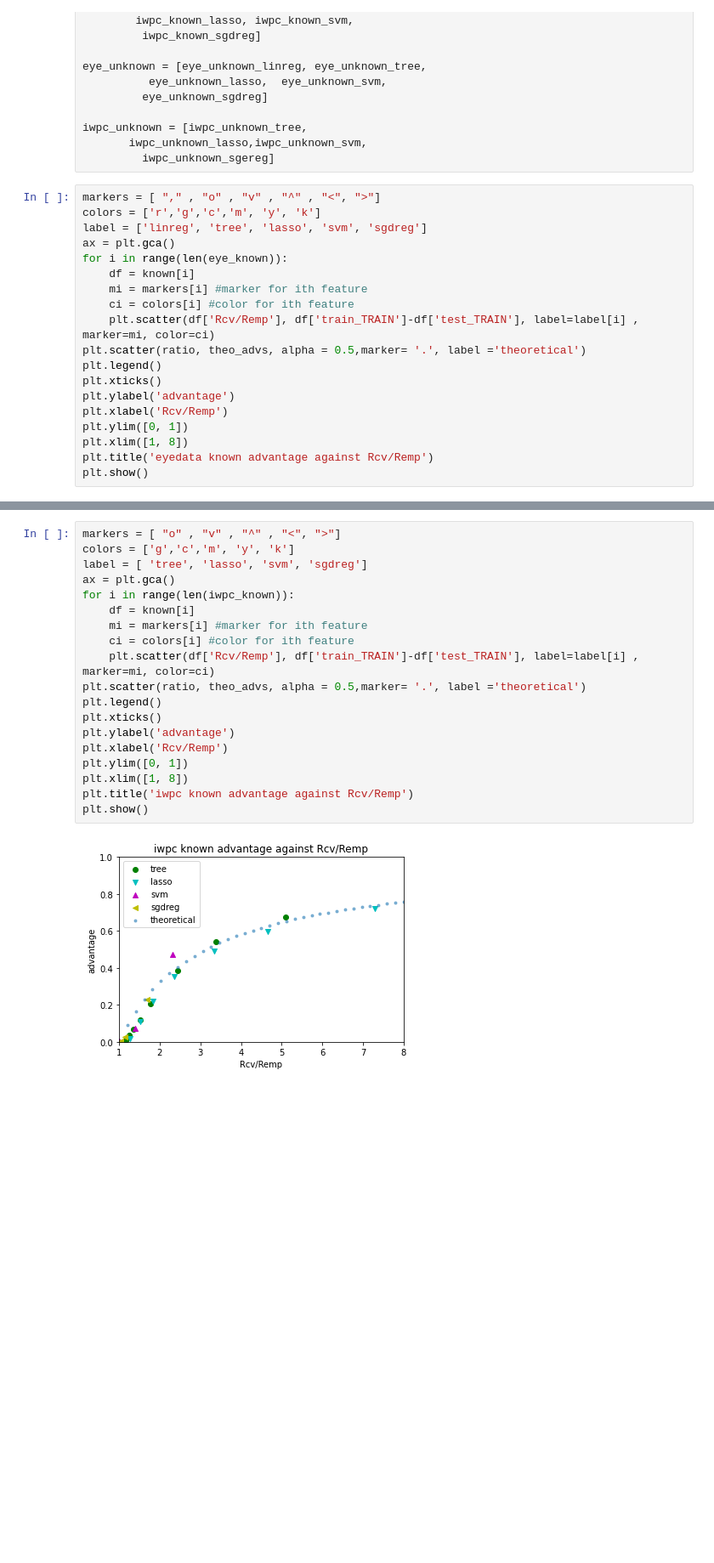
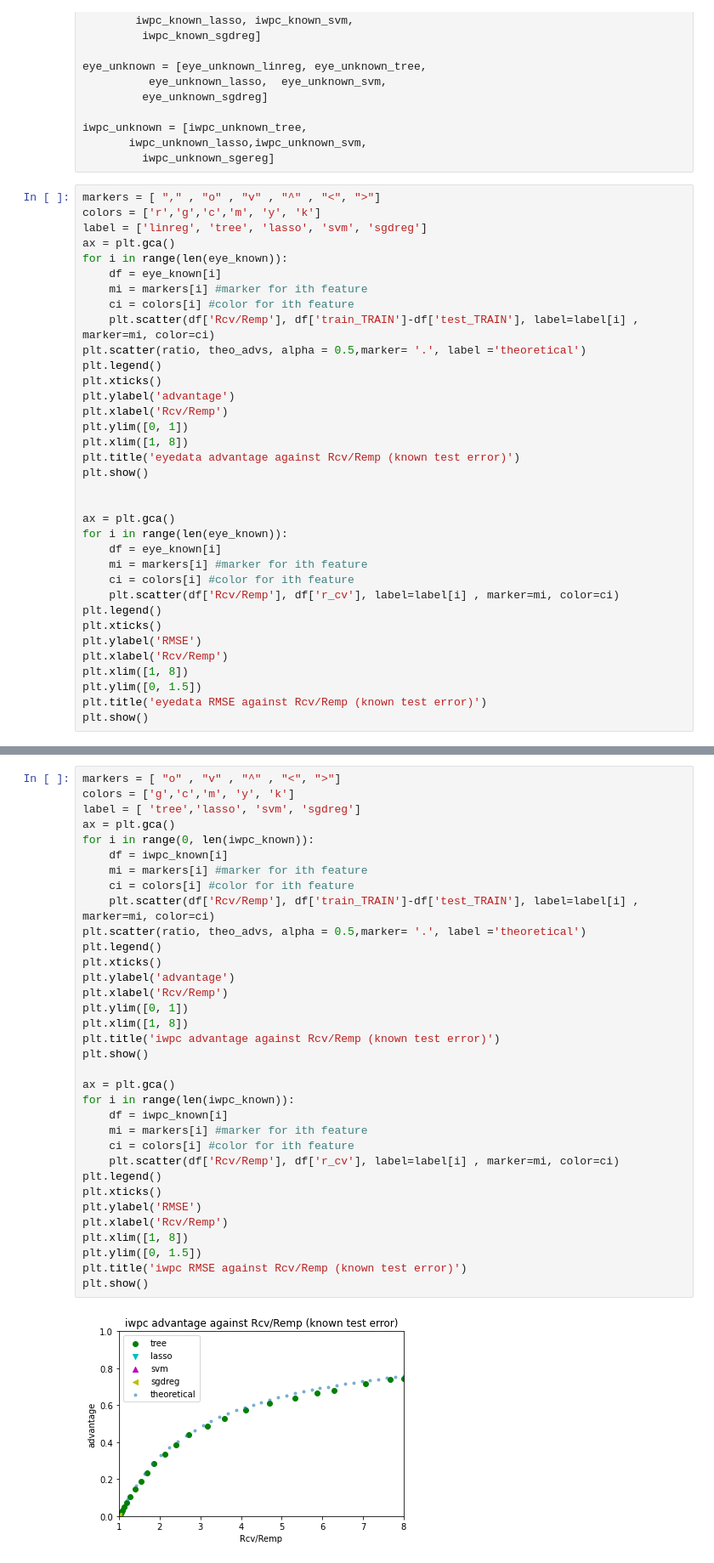
Before and after one commit to donakq/MSE-234-Membership_Inference, a Jupyter notebook: plot.ipynb, the cells around one changed output, grey strips where cells are left out. Shown at 85% size. Saved outputs shown, nothing was run; the diff lists cells and outputs as text; blank space fills up the shorter version.

```diff
--- a/plot.ipynb
+++ b/plot.ipynb
@@ -99,7 +99,7 @@ colors = ['r','g','c','m', 'y', 'k']
 label = ['linreg', 'tree', 'lasso', 'svm', 'sgdreg']
 ax = plt.gca()
 for i in range(len(eye_known)):
-    df = known[i]
+    df = eye_known[i]
     mi = markers[i] #marker for ith feature
     ci = colors[i] #color for ith feature
     plt.scatter(df['Rcv/Remp'], df['train_TRAIN']-df['test_TRAIN'], label=label[i] , marker=mi, color=ci)
@@ -110,6 +110,22 @@ plt.ylabel('advantage')
 plt.xlabel('Rcv/Remp')
 plt.ylim([0, 1])
 plt.xlim([1, 8])
-plt.title('eyedata known advantage against Rcv/Remp')
+plt.title('eyedata advantage against Rcv/Remp (known test error)')
 plt.show()
+
+
+ax = plt.gca()
+for i in range(len(eye_known)):
+    df = eye_known[i]
+    mi = markers[i] #marker for ith feature
+    ci = colors[i] #color for ith feature
+    plt.scatter(df['Rcv/Remp'], df['r_cv'], label=label[i] , marker=mi, color=ci)
+plt.legend()
+plt.xticks()
+plt.ylabel('RMSE')
+plt.xlabel('Rcv/Remp')
+plt.xlim([1, 8])
+plt.ylim([0, 1.5])
+plt.title('eyedata RMSE against Rcv/Remp (known test error)')
+plt.show()
 # %% [output]
@@ -117,21 +134,36 @@ plt.show()
 # %%
 markers = [ "o" , "v" , "^" , "<", ">"]
 colors = ['g','c','m', 'y', 'k']
-label = [ 'tree', 'lasso', 'svm', 'sgdreg']
+label = [ 'tree','lasso', 'svm', 'sgdreg']
 ax = plt.gca()
-for i in range(len(iwpc_known)):
-    df = known[i]
+for i in range(0, len(iwpc_known)):
+    df = iwpc_known[i]
     mi = markers[i] #marker for ith feature
     ci = colors[i] #color for ith feature
     plt.scatter(df['Rcv/Remp'], df['train_TRAIN']-df['test_TRAIN'], label=label[i] , marker=mi, color=ci)
 plt.scatter(ratio, theo_advs, alpha = 0.5,marker= '.', label ='theoretical')
 plt.legend()
 plt.xticks()
 plt.ylabel('advantage')
 plt.xlabel('Rcv/Remp')
 plt.ylim([0, 1])
 plt.xlim([1, 8])
-plt.title('iwpc known advantage against Rcv/Remp')
+plt.title('iwpc advantage against Rcv/Remp (known test error)')
 plt.show()
+
+ax = plt.gca()
+for i in range(len(iwpc_known)):
+    df = iwpc_known[i]
+    mi = markers[i] #marker for ith feature
+    ci = colors[i] #color for ith feature
+    plt.scatter(df['Rcv/Remp'], df['r_cv'], label=label[i] , marker=mi, color=ci)
+plt.legend()
+plt.xticks()
+plt.ylabel('RMSE')
+plt.xlabel('Rcv/Remp')
+plt.xlim([1, 8])
+plt.ylim([0, 1.5])
+plt.title('iwpc RMSE against Rcv/Remp (known test error)')
+plt.show()
 # %% [output]
-[figure, old version]
+[figure, new version]
```
Also changed, not shown: parts of 4 cells of this notebook.
